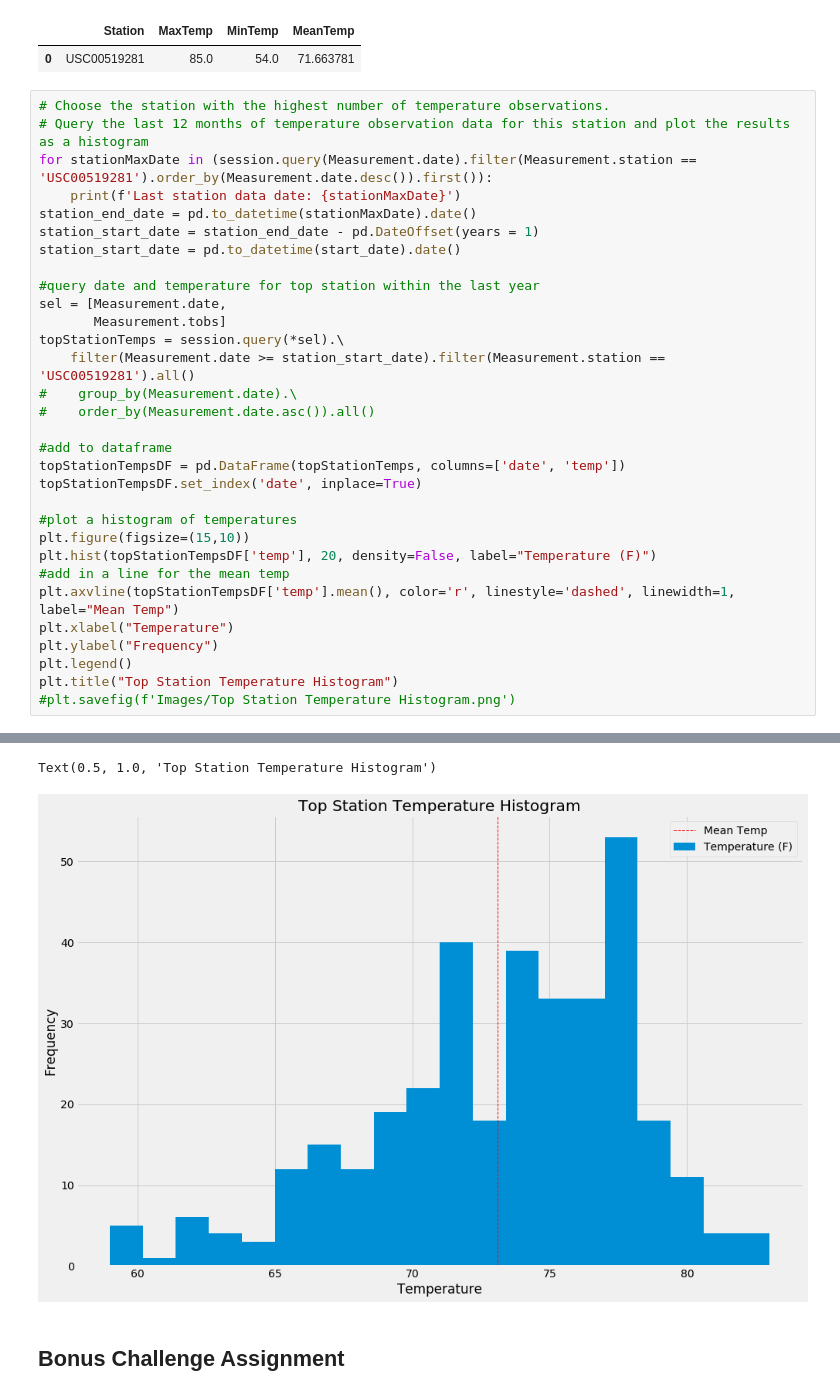
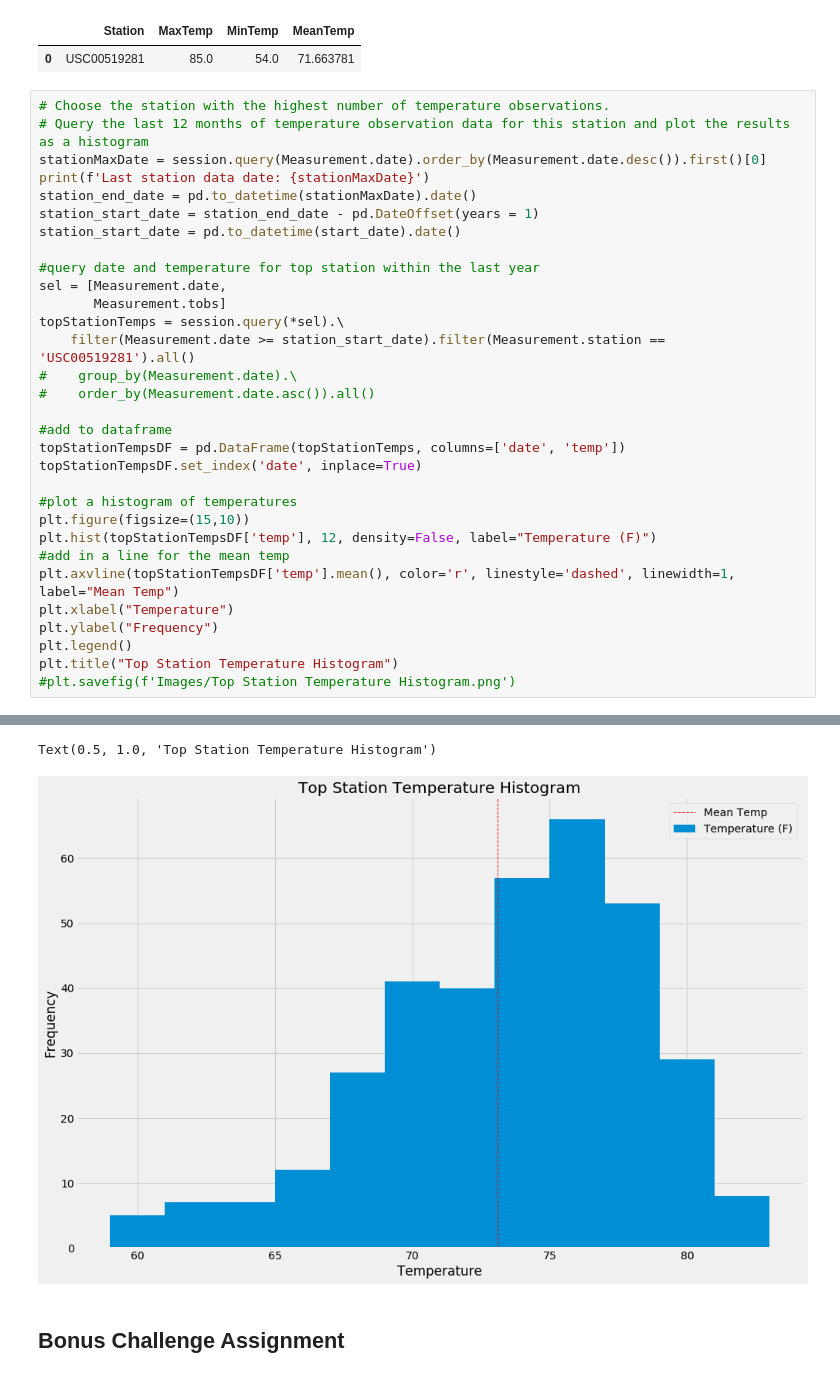
Before and after one commit to bbixby/sqlalchemy-challenge, a Jupyter notebook: climate_analysis.ipynb, the cells around one changed output, grey strips where cells are left out. Cells and saved outputs as stored; diff of their text form.

Commit message:
fixed histogram and app.py database

```diff
--- a/climate_analysis.ipynb
+++ b/climate_analysis.ipynb
@@ -193,8 +193,8 @@ topStationStatsDF
 # %%
 # Choose the station with the highest number of temperature observations.
 # Query the last 12 months of temperature observation data for this station and plot the results as a histogram
-for stationMaxDate in (session.query(Measurement.date).filter(Measurement.station == 'USC00519281').order_by(Measurement.date.desc()).first()):
-    print(f'Last station data date: {stationMaxDate}')
+stationMaxDate = session.query(Measurement.date).order_by(Measurement.date.desc()).first()[0]
+print(f'Last station data date: {stationMaxDate}')
 station_end_date = pd.to_datetime(stationMaxDate).date()
 station_start_date = station_end_date - pd.DateOffset(years = 1)
 station_start_date = pd.to_datetime(start_date).date()
@@ -213,7 +213,7 @@ topStationTempsDF.set_index('date', inplace=True)
 
 #plot a histogram of temperatures
 plt.figure(figsize=(15,10))
-plt.hist(topStationTempsDF['temp'], 20, density=False, label="Temperature (F)")
+plt.hist(topStationTempsDF['temp'], 12, density=False, label="Temperature (F)")
 #add in a line for the mean temp
 plt.axvline(topStationTempsDF['temp'].mean(), color='r', linestyle='dashed', linewidth=1, label="Mean Temp")
 plt.xlabel("Temperature")
@@ -226,5 +226,5 @@ Last station data date: 2017-08-18
 Text(0.5, 1.0, 'Top Station Temperature Histogram')
-[figure, old version]
+[figure, new version]
 # %% [markdown]
 ## Bonus Challenge Assignment
 # %%
```
Also changed, not shown: parts of 3 cells of this notebook, 2 other files.
